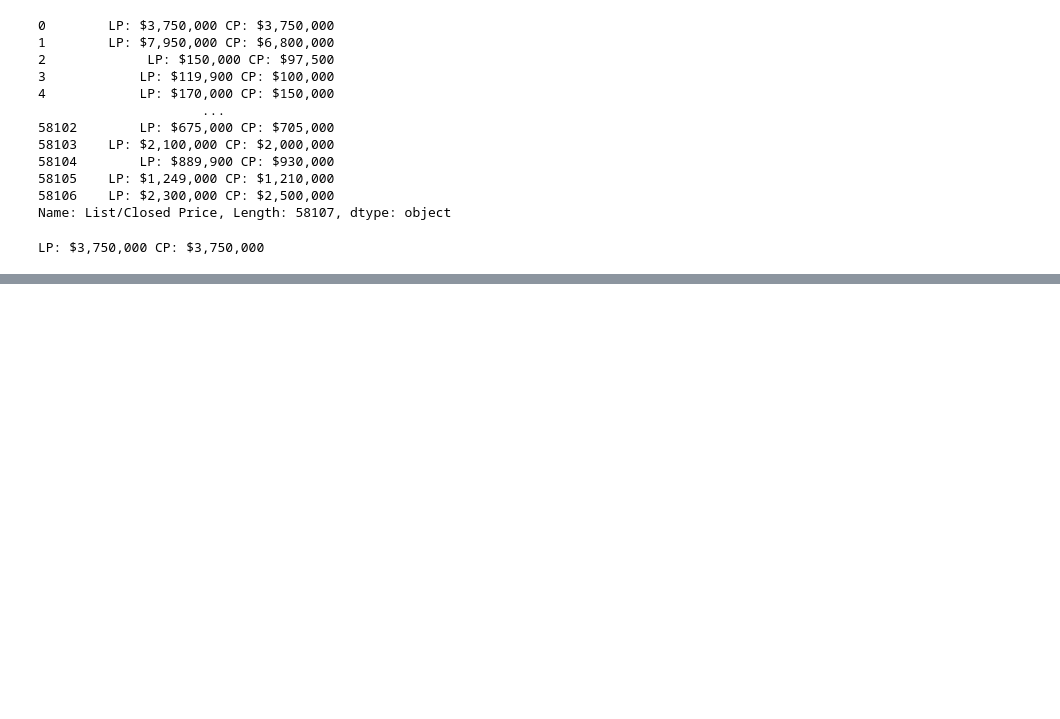
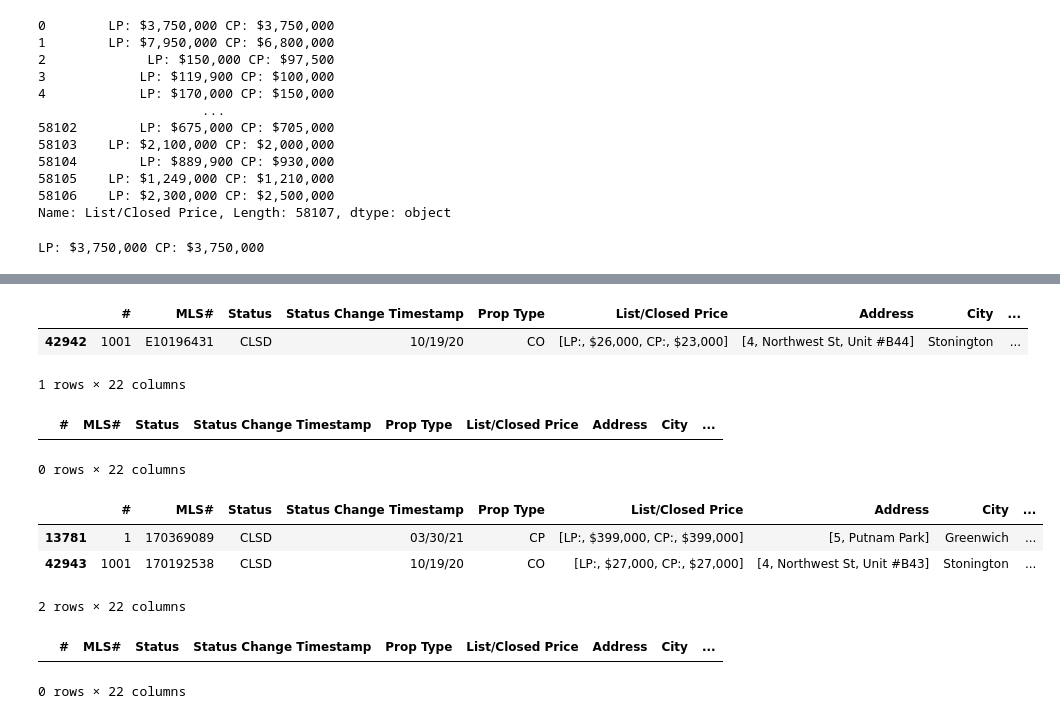
Before and after one commit to stevepereira91/Springboard-Coursework, a Jupyter notebook: Data Wrangling notebook.ipynb, the cells around one changed output, grey strips where cells are left out. Cells and saved outputs as stored; diff of their text form; code cells hidden in the pictures; blank space fills up the shorter version.

```diff
--- a/Data Wrangling notebook.ipynb
+++ b/Data Wrangling notebook.ipynb
@@ -307,0 +385,4 @@ data_merged.head()
+# %%
+data_merged['Acres'] = data_merged['Acres'].str.replace(',','')
+data_merged['Acres'] = data_merged['Acres'].str.replace(' ','')
+data_merged['Acres'] = data_merged['Acres'].str.replace('\xa0','')
@@ -307,0 +415,4 @@ data_merged.head()
+# %%
+data_merged['Sq Ft Total'] = data_merged['Sq Ft Total'].str.replace(',','')   #### Remove commas
+# %%
+data_merged['Sq Ft Total'] = pd.to_numeric(data_merged['Sq Ft Total'])        #### Convert to numeric
@@ -307,0 +440,20 @@ data_merged.head()
+# %%
+data_merged[data_merged['Sq Ft Total']==0]
+# %% [output]
+|  | # | MLS# | Status | Status Change Timestamp | Prop Type | List/Closed Price | Address | City | ... |
+| 42942 | 1001 | E10196431 | CLSD | 10/19/20 | CO | [LP:, $26,000, CP:, $23,000] | [4, Northwest St, Unit #B44] | Stonington | ... |
+1 rows × 22 columns
+# %%
+data_merged.drop([42942],inplace=True)      ### Remove 0 Values
+# %%
+data_merged[data_merged['Sq Ft Total']==0]
+# %% [output]
+|  | # | MLS# | Status | Status Change Timestamp | Prop Type | List/Closed Price | Address | City | ... |
+0 rows × 22 columns
+# %%
+data_merged[data_merged['Sq Ft Total']==99999]
+# %% [output]
+|  | # | MLS# | Status | Status Change Timestamp | Prop Type | List/Closed Price | Address | City | ... |
+| 13781 | 1 | 170369089 | CLSD | 03/30/21 | CP | [LP:, $399,000, CP:, $399,000] | [5, Putnam Park] | Greenwich | ... |
+| 42943 | 1001 | 170192538 | CLSD | 10/19/20 | CO | [LP:, $27,000, CP:, $27,000] | [4, Northwest St, Unit #B43] | Stonington | ... |
+2 rows × 22 columns
@@ -307,0 +463,5 @@ data_merged.head()
+# %%
+data_merged[data_merged['Sq Ft Total']==99999]
+# %% [output]
+|  | # | MLS# | Status | Status Change Timestamp | Prop Type | List/Closed Price | Address | City | ... |
+0 rows × 22 columns
```
Also changed, not shown: parts of 96 cells of this notebook.
